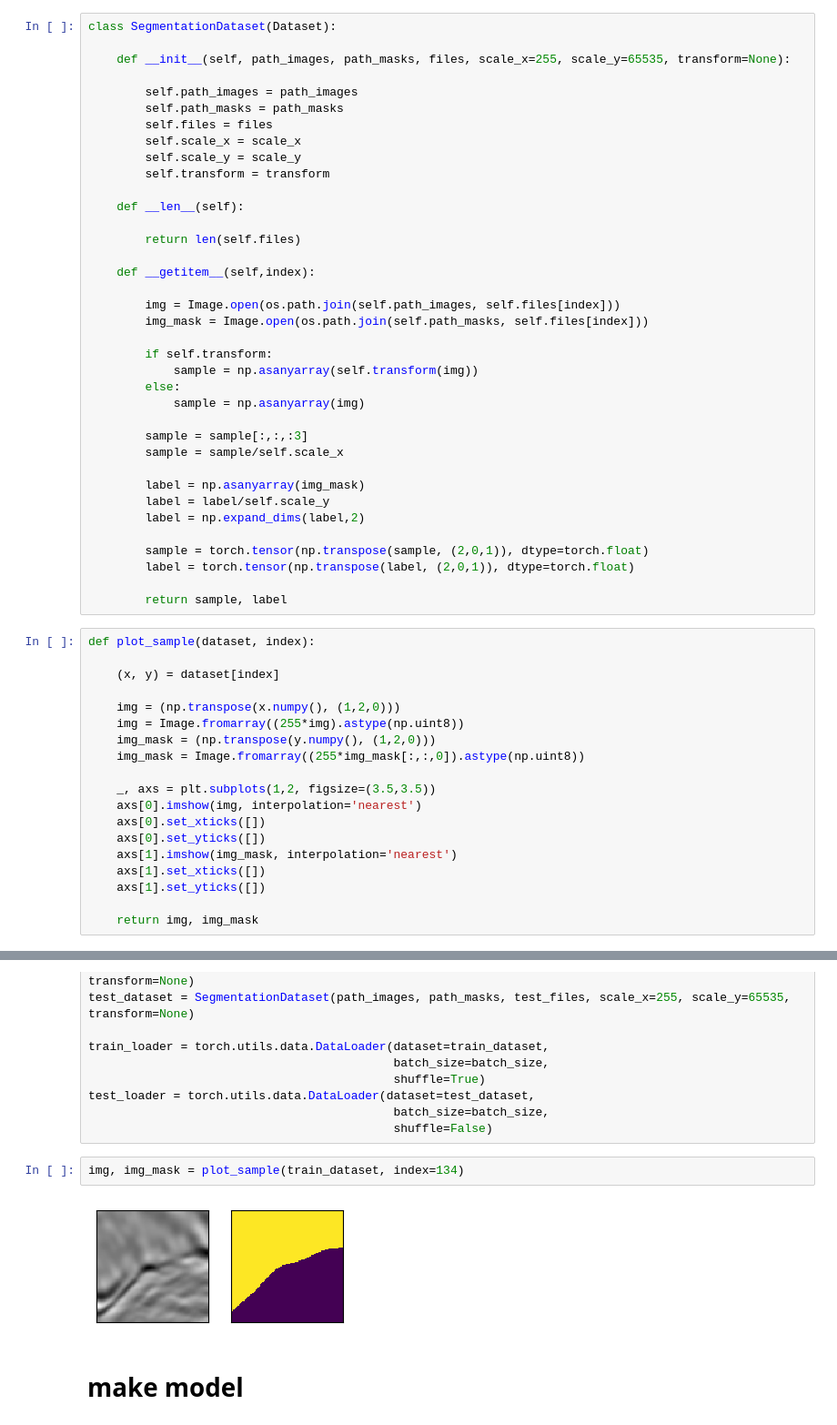
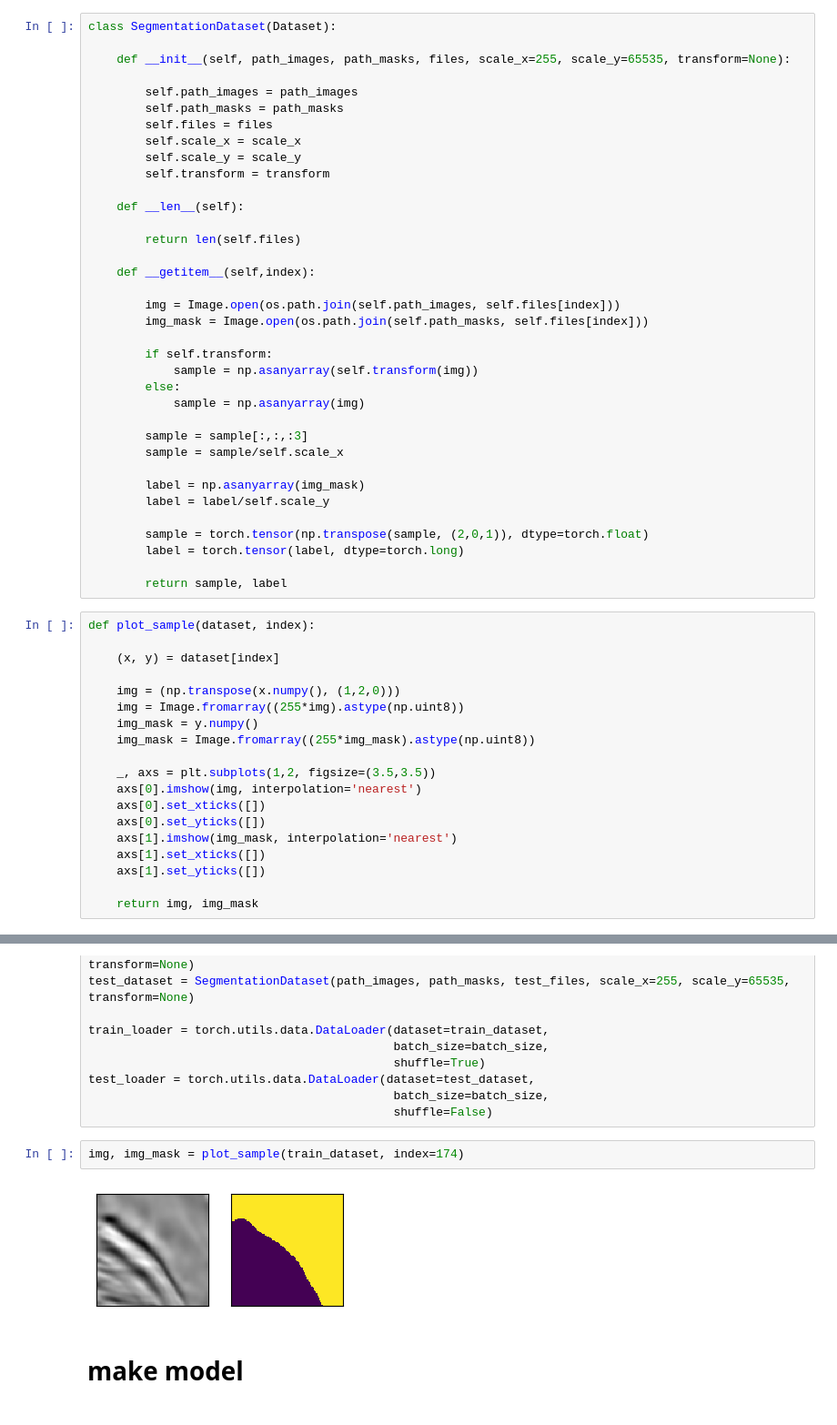
Before and after one commit to behroozeslami/deep-learning-application, a Jupyter notebook: U-Net Salt Segmentation.ipynb, the cells around one changed output, grey strips where cells are left out. Shown at 91% size. Cells and saved outputs as stored; diff of their text form.

Commit message:
unet model trained

```diff
--- a/U-Net Salt Segmentation.ipynb
+++ b/U-Net Salt Segmentation.ipynb
@@ -44,10 +46,9 @@ class SegmentationDataset(Dataset):
 
         label = np.asanyarray(img_mask)
         label = label/self.scale_y
-        label = np.expand_dims(label,2)
 
         sample = torch.tensor(np.transpose(sample, (2,0,1)), dtype=torch.float)
-        label = torch.tensor(np.transpose(label, (2,0,1)), dtype=torch.float)
+        label = torch.tensor(label, dtype=torch.long)
 
         return sample, label
 # %%
@@ -57,8 +58,8 @@ def plot_sample(dataset, index):
 
     img = (np.transpose(x.numpy(), (1,2,0)))
     img = Image.fromarray((255*img).astype(np.uint8))
-    img_mask = (np.transpose(y.numpy(), (1,2,0)))
-    img_mask = Image.fromarray((255*img_mask[:,:,0]).astype(np.uint8))
+    img_mask = y.numpy()
+    img_mask = Image.fromarray((255*img_mask).astype(np.uint8))
 
     _, axs = plt.subplots(1,2, figsize=(3.5,3.5))
     axs[0].imshow(img, interpolation='nearest')
@@ -93,9 +94,9 @@ test_loader = torch.utils.data.DataLoader(dataset=test_dataset,
                                            batch_size=batch_size,
                                            shuffle=False)
 # %%
-img, img_mask = plot_sample(train_dataset, index=134)
+img, img_mask = plot_sample(train_dataset, index=174)
 # %% [output]
-[figure, old version]
+[figure, new version]
 # %% [markdown]
 # make model
 # %% [markdown]
```
Also changed, not shown: parts of 14 cells of this notebook.
